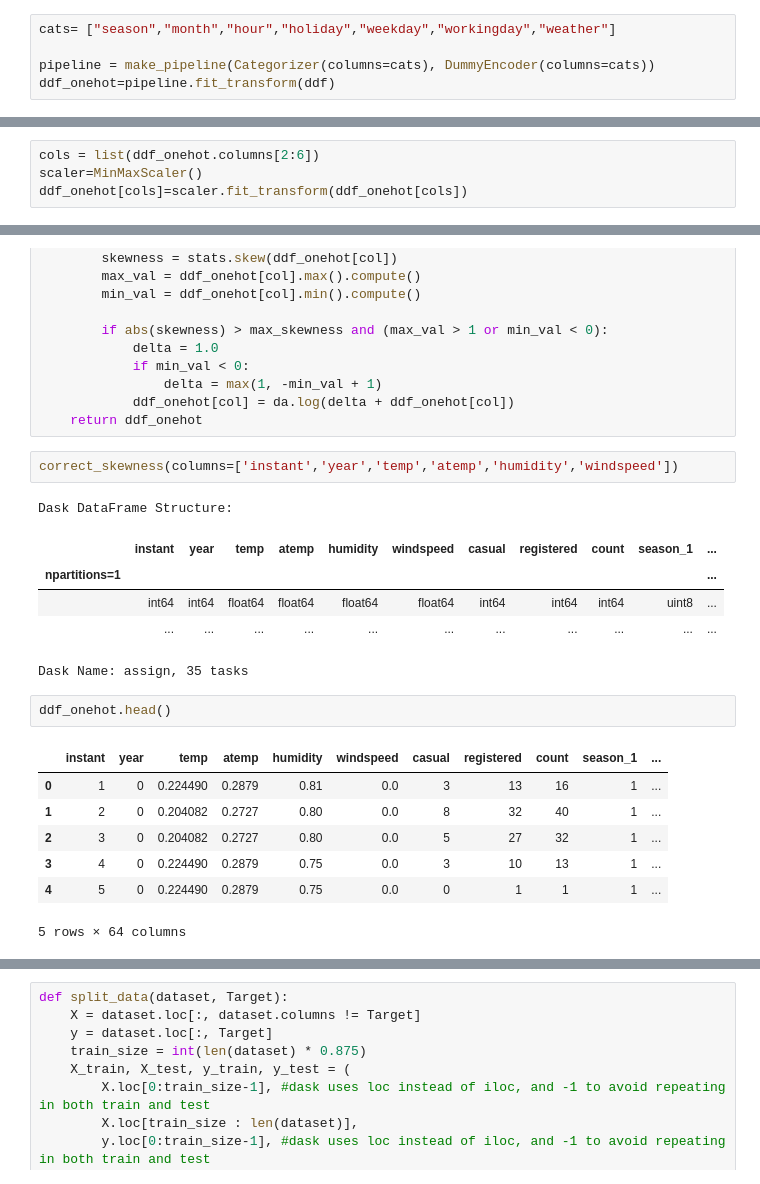
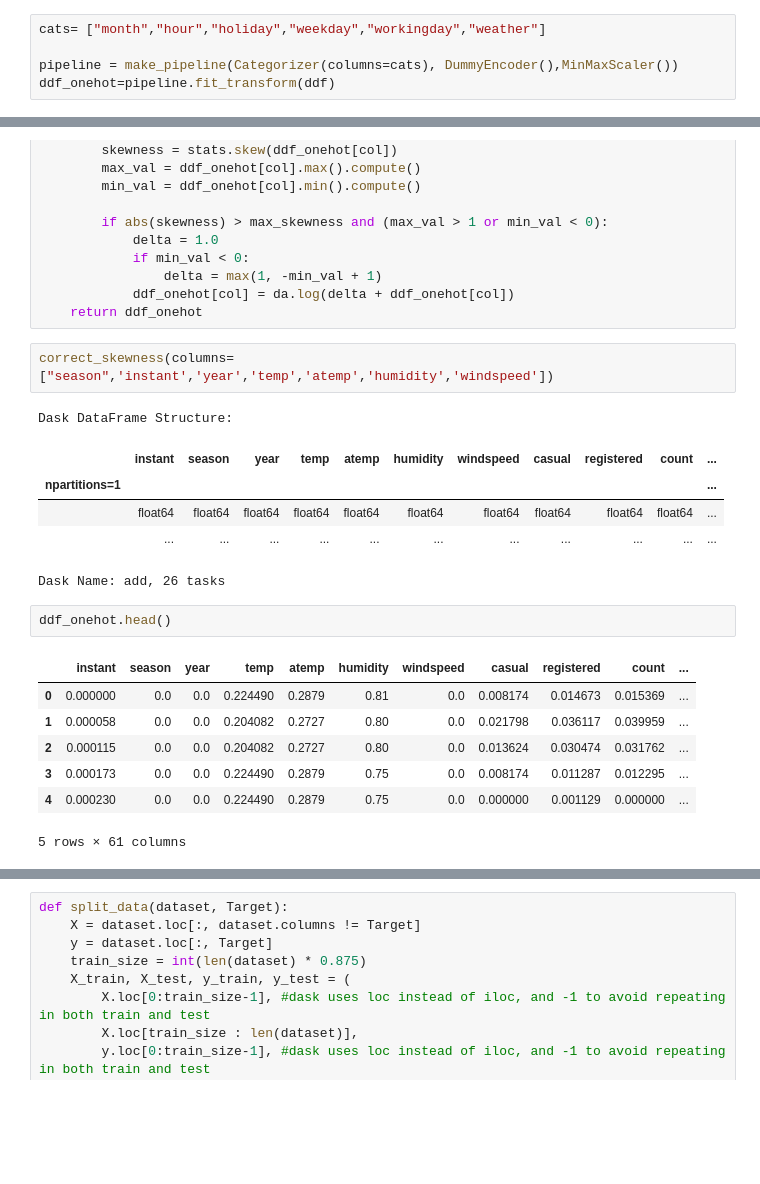
Before and after one commit to marcosberges/bike_sharing, a Jupyter notebook: Individual_python_mbg.ipynb, the cells around one changed output, grey strips where cells are left out. Cells and saved outputs as stored; diff of their text form; blank space fills up the shorter version.

Commit message:
normalize all, include in pipeline

```diff
--- a/Individual_python_mbg.ipynb
+++ b/Individual_python_mbg.ipynb
@@ -30,7 +30,7 @@ ddf = ddf.rename(
 # %%
 ddf = ddf.drop(["dteday"], axis=1)
 # %%
-cats= ["season","month","hour","holiday","weekday","workingday","weather"]
+cats= ["month","hour","holiday","weekday","workingday","weather"]
 
-pipeline = make_pipeline(Categorizer(columns=cats), DummyEncoder(columns=cats))
+pipeline = make_pipeline(Categorizer(columns=cats), DummyEncoder(),MinMaxScaler())
 ddf_onehot=pipeline.fit_transform(ddf)
@@ -39,7 +37,3 @@ ddf_onehot=pipeline.fit_transform(ddf)
-# %%
-cols = list(ddf_onehot.columns[2:6])
-scaler=MinMaxScaler()
-ddf_onehot[cols]=scaler.fit_transform(ddf_onehot[cols])
 # %% [markdown]
 Fix  skewness attempt
 # %%
@@ -62,21 +56,21 @@ def correct_skewness(columns=None, max_skewness=0.5):
             ddf_onehot[col] = da.log(delta + ddf_onehot[col])
     return ddf_onehot
 # %%
-correct_skewness(columns=['instant','year','temp','atemp','humidity','windspeed'])
+correct_skewness(columns=["season",'instant','year','temp','atemp','humidity','windspeed'])
 # %% [output]
 Dask DataFrame Structure:
-|  | instant | year | temp | atemp | humidity | windspeed | casual | registered | count | season_1 | ... |
+|  | instant | season | year | temp | atemp | humidity | windspeed | casual | registered | count | ... |
 | npartitions=1 |  |  |  |  |  |  |  |  |  |  | ... |
-|  | int64 | int64 | float64 | float64 | float64 | float64 | int64 | int64 | int64 | uint8 | ... |
+|  | float64 | float64 | float64 | float64 | float64 | float64 | float64 | float64 | float64 | float64 | ... |
 |  | ... | ... | ... | ... | ... | ... | ... | ... | ... | ... | ... |
-Dask Name: assign, 35 tasks
+Dask Name: add, 26 tasks
 # %%
 ddf_onehot.head()
 # %% [output]
-|  | instant | year | temp | atemp | humidity | windspeed | casual | registered | count | season_1 | ... |
-| 0 | 1 | 0 | 0.224490 | 0.2879 | 0.81 | 0.0 | 3 | 13 | 16 | 1 | ... |
-| 1 | 2 | 0 | 0.204082 | 0.2727 | 0.80 | 0.0 | 8 | 32 | 40 | 1 | ... |
-| 2 | 3 | 0 | 0.204082 | 0.2727 | 0.80 | 0.0 | 5 | 27 | 32 | 1 | ... |
-| 3 | 4 | 0 | 0.224490 | 0.2879 | 0.75 | 0.0 | 3 | 10 | 13 | 1 | ... |
-| 4 | 5 | 0 | 0.224490 | 0.2879 | 0.75 | 0.0 | 0 | 1 | 1 | 1 | ... |
+|  | instant | season | year | temp | atemp | humidity | windspeed | casual | registered | count | ... |
+| 0 | 0.000000 | 0.0 | 0.0 | 0.224490 | 0.2879 | 0.81 | 0.0 | 0.008174 | 0.014673 | 0.015369 | ... |
+| 1 | 0.000058 | 0.0 | 0.0 | 0.204082 | 0.2727 | 0.80 | 0.0 | 0.021798 | 0.036117 | 0.039959 | ... |
+| 2 | 0.000115 | 0.0 | 0.0 | 0.204082 | 0.2727 | 0.80 | 0.0 | 0.013624 | 0.030474 | 0.031762 | ... |
+| 3 | 0.000173 | 0.0 | 0.0 | 0.224490 | 0.2879 | 0.75 | 0.0 | 0.008174 | 0.011287 | 0.012295 | ... |
+| 4 | 0.000230 | 0.0 | 0.0 | 0.224490 | 0.2879 | 0.75 | 0.0 | 0.000000 | 0.001129 | 0.000000 | ... |
-5 rows × 64 columns
+5 rows × 61 columns
```
Also changed, not shown: parts of 4 cells of this notebook.
